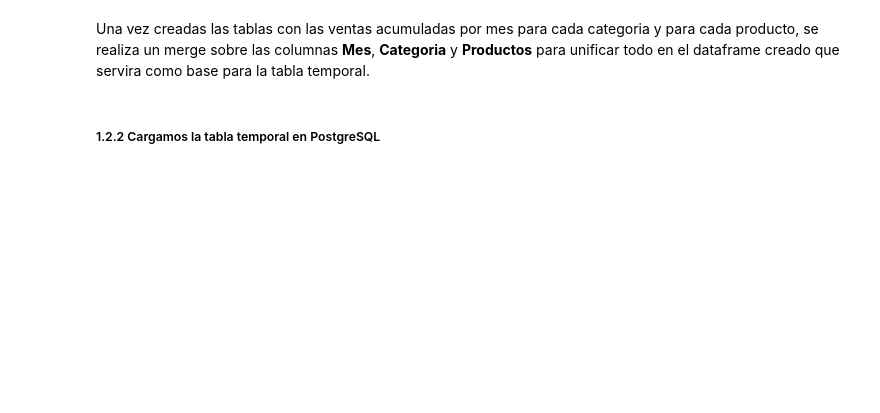
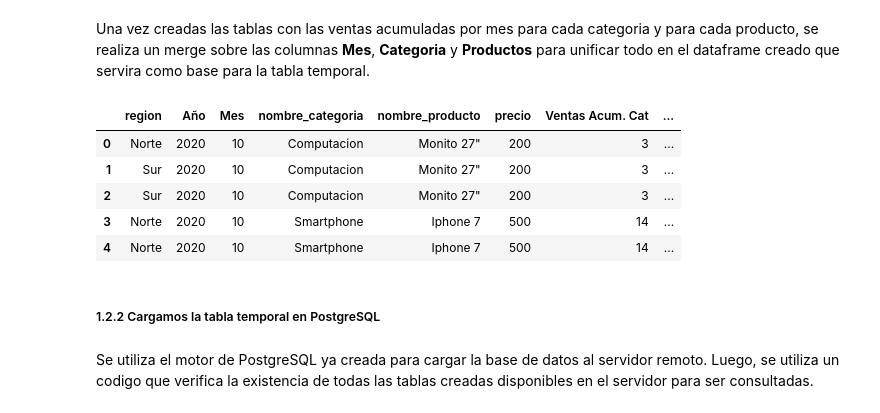
Before and after one commit to valenmongi/Icaro, a Jupyter notebook: TP_final/TP_Final.ipynb, the cells around one changed output. Saved outputs shown, nothing was run; the diff lists cells and outputs as text; code cells hidden in the pictures; blank space fills up the shorter version.

```diff
--- a/TP_final/TP_Final.ipynb
+++ b/TP_final/TP_Final.ipynb
@@ -271,5 +272,6 @@ df_vf = pd.DataFrame(df_final, columns=['region','Año','Mes', 'nombre_categoria
 # %% [markdown]
 Para obtener las *Ventas Acumuladas por mes*, distinguiendo entre Categoría y Productos, creamos un groupby que nos indica las ventas acumuladas por mes para categoria de productos y otra para nombre de producto.
 # %%
-cat_acum = df_vf.groupby(['Mes', 'nombre_categoria']).sum().rename(columns={'precio':'Ventas Acum. Cat'}).reset_index()
-cat_acum = cat_acum.drop(['Año'], axis=1)
+cat_acum = df_vf.groupby(['Mes', 'nombre_categoria']).count().rename(columns={'id_venta':'Ventas Acum. Cat'}).reset_index()
+cat_acum = cat_acum.drop(['nombre_producto', 'precio','region','Año'], axis=1)
+cat_acum#.to_csv('cat_acum.csv')
@@ -285,6 +315,16 @@ df_vf = df_vf.merge(prod_acum, how='outer', left_on=['Mes', 'nombre_producto'],
 # %%
-df_vf = df_vf.drop(['precio'], axis=1)
+df_vf_1 = df_vf.drop(['id_venta'], axis=1)
+df_vf_1.head()
+# %% [output]
+|  | region | Año | Mes | nombre_categoria | nombre_producto | precio | Ventas Acum. Cat | ... |
+| 0 | Norte | 2020 | 10 | Computacion | Monito 27" | 200 | 3 | ... |
+| 1 | Sur | 2020 | 10 | Computacion | Monito 27" | 200 | 3 | ... |
+| 2 | Sur | 2020 | 10 | Computacion | Monito 27" | 200 | 3 | ... |
+| 3 | Norte | 2020 | 10 | Smartphone | Iphone 7 | 500 | 14 | ... |
+| 4 | Norte | 2020 | 10 | Smartphone | Iphone 7 | 500 | 14 | ... |
 # %% [markdown]
 ##### 1.2.2 Cargamos la tabla temporal en PostgreSQL
+# %% [markdown]
+Se utiliza el motor de PostgreSQL ya creada para cargar la base de datos al servidor remoto. Luego, se utiliza un codigo que verifica la existencia de todas las tablas creadas disponibles en el servidor para ser consultadas.
 # %%
 engine = getPostgreConnector()
```
Also changed, not shown: parts of 29 cells of this notebook.
